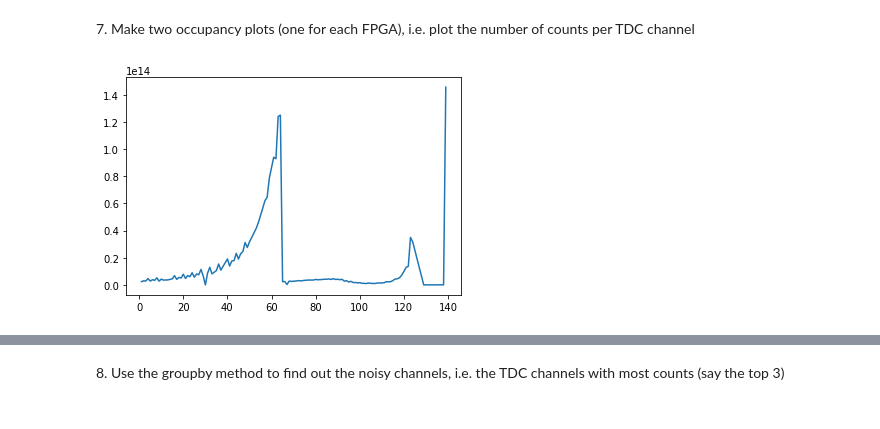
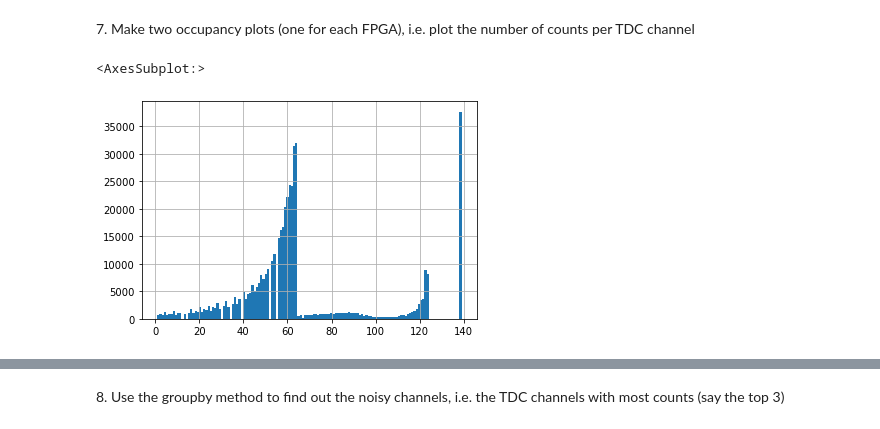
Before and after one commit to GiacomoDiPrima/LaboratoryOfComputationalPhysics_Y5, a Jupyter notebook: 06ex_Pandas.ipynb, the cells around one changed output, grey strips where cells are left out. Drawn from its saved outputs; the diff is of its cells as text; code cells hidden in the pictures.

```diff
--- a/06ex_Pandas.ipynb
+++ b/06ex_Pandas.ipynb
@@ -123,10 +123,8 @@ df2.describe()
 # %%
 import matplotlib.pyplot as plt
 # %%
-fpga0 = df2[df2.FPGA==0].groupby('TDC_CHANNEL').sum()
-fpga1 = df2[df2.FPGA==1].groupby('TDC_CHANNEL').sum()
+fpga0 = df2[df2.FPGA==0]
+fpga0['TDC_CHANNEL'].hist(bins=139)
+# %% [output]
+<AxesSubplot:>
+[figure, added]
-# %%
-plt.plot(fpga0.index, fpga0.ORBIT_CNT)
-plt.show()
-# %% [output]
-[figure, removed]
```
Also changed, not shown: parts of 9 cells of this notebook.
